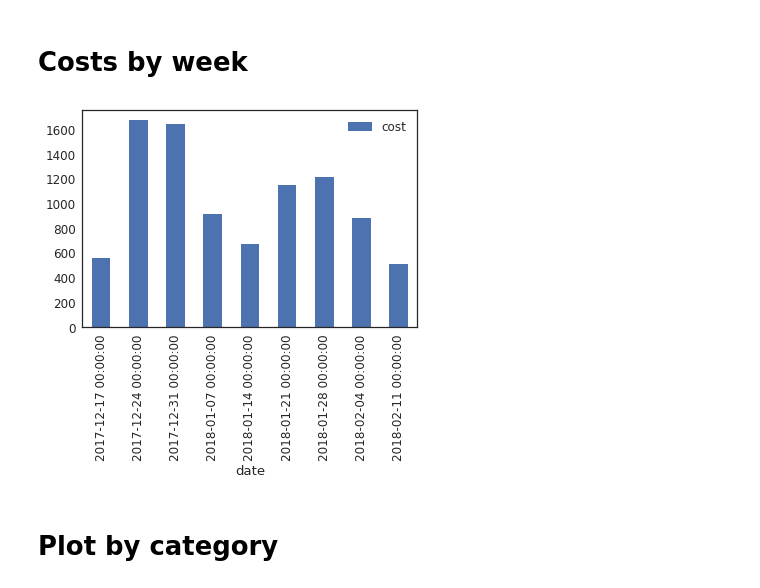
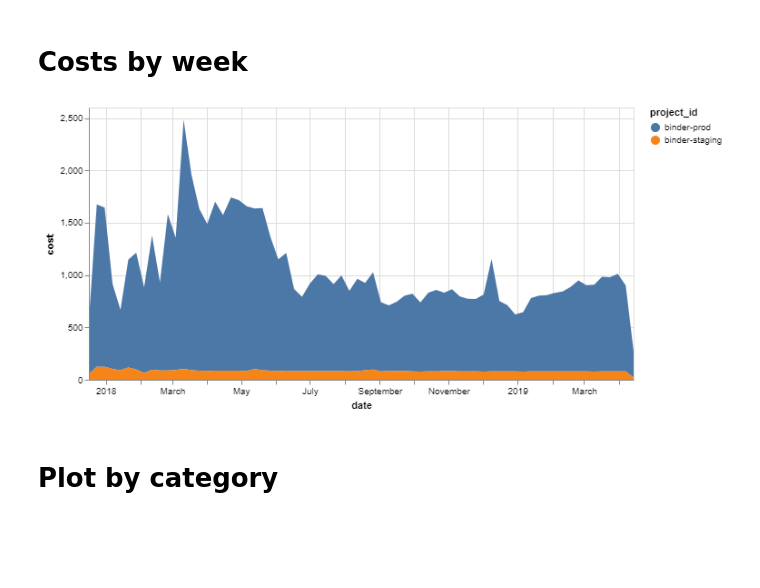
Before and after one commit to jupyterhub/binder-billing, a Jupyter notebook: analyze_data.ipynb, the cells around one changed output. Drawn from its saved outputs; the diff is of its cells as text; code cells hidden in the pictures; blank space fills up the shorter version.

```diff
--- a/analyze_data.ipynb
+++ b/analyze_data.ipynb
@@ -24,8 +31,12 @@ costs.plot.area(stacked=True, colors=["C0", "C2"])
 # %% [markdown]
 # Costs by week
-# %%
-ax = data.set_index('date').resample('W').sum().plot.bar()
-# %% [output]
-[figure, removed]
+# %%
+alt.Chart(data=weekly_costs, width=width).mark_area().encode(
+    x="date",
+    y="cost",
+    color="project_id"
+)
+# %% [output]
+[figure, added]
 # %% [markdown]
 # Plot by category
```
Also changed, not shown: parts of 13 cells of this notebook, 3 other files.
